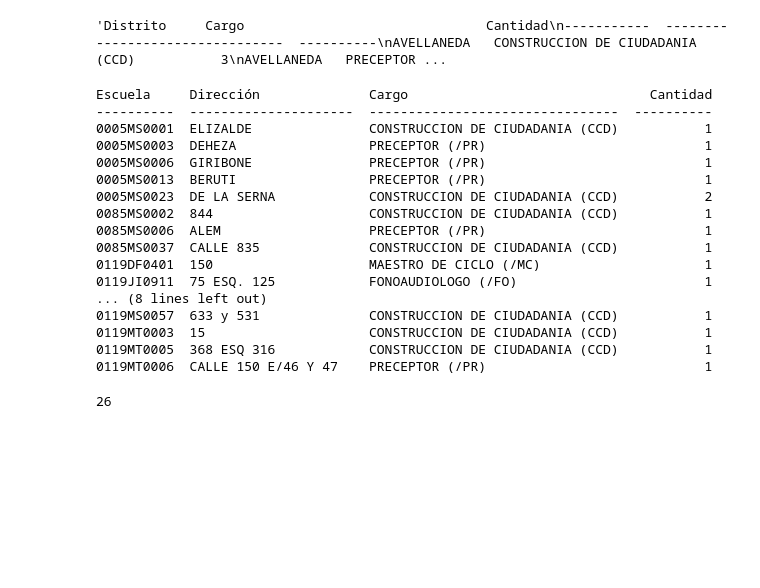
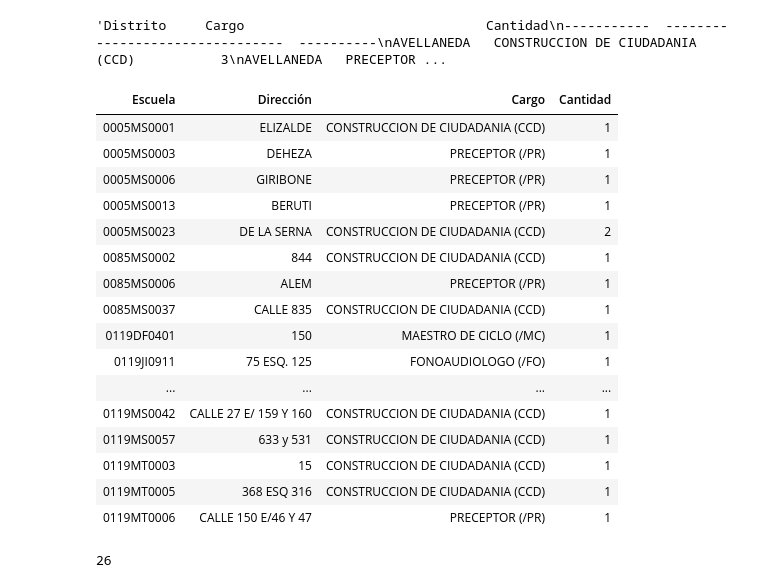
Before and after one commit to atm44/ABC_reporte, a Jupyter notebook: explore_data.ipynb, the cells around one changed output. Drawn from its saved outputs; the diff is of its cells as text; code cells hidden in the pictures; blank space fills up the shorter version.

Commit message:
html en minúscula

```diff
--- a/explore_data.ipynb
+++ b/explore_data.ipynb
@@ -87,31 +87,31 @@ ofertas_por_distrito
 # %%
 ofertas_por_escuela = df.groupby(['escuela','domiciliodesempeno','descripcioncargo'])['ige'].nunique().reset_index()
 ofertas_por_escuela.columns = ['Escuela','Dirección','Cargo','Cantidad']
 ofertas_por_escuela = tabulate(
     ofertas_por_escuela,
     headers=ofertas_por_escuela.columns,
-    tablefmt="HTML",
+    tablefmt="html",
     showindex=False,
 )
-print(ofertas_por_escuela)
+ofertas_por_escuela
 # %% [output]
-Escuela     Dirección              Cargo                               Cantidad
-----------  ---------------------  --------------------------------  ----------
-0005MS0001  ELIZALDE               CONSTRUCCION DE CIUDADANIA (CCD)           1
-0005MS0003  DEHEZA                 PRECEPTOR (/PR)                            1
-0005MS0006  GIRIBONE               PRECEPTOR (/PR)                            1
-0005MS0013  BERUTI                 PRECEPTOR (/PR)                            1
-0005MS0023  DE LA SERNA            CONSTRUCCION DE CIUDADANIA (CCD)           2
-0085MS0002  844                    CONSTRUCCION DE CIUDADANIA (CCD)           1
-0085MS0006  ALEM                   PRECEPTOR (/PR)                            1
-0085MS0037  CALLE 835              CONSTRUCCION DE CIUDADANIA (CCD)           1
-0119DF0401  150                    MAESTRO DE CICLO (/MC)                     1
-0119JI0911  75 ESQ. 125            FONOAUDIOLOGO (/FO)                        1
-... (8 lines left out)
-0119MS0057  633 y 531              CONSTRUCCION DE CIUDADANIA (CCD)           1
-0119MT0003  15                     CONSTRUCCION DE CIUDADANIA (CCD)           1
-0119MT0005  368 ESQ 316            CONSTRUCCION DE CIUDADANIA (CCD)           1
-0119MT0006  CALLE 150 E/46 Y 47    PRECEPTOR (/PR)                            1
+| Escuela | Dirección | Cargo | Cantidad |
+| 0005MS0001 | ELIZALDE | CONSTRUCCION DE CIUDADANIA (CCD) | 1 |
+| 0005MS0003 | DEHEZA | PRECEPTOR (/PR) | 1 |
+| 0005MS0006 | GIRIBONE | PRECEPTOR (/PR) | 1 |
+| 0005MS0013 | BERUTI | PRECEPTOR (/PR) | 1 |
+| 0005MS0023 | DE LA SERNA | CONSTRUCCION DE CIUDADANIA (CCD) | 2 |
+| 0085MS0002 | 844 | CONSTRUCCION DE CIUDADANIA (CCD) | 1 |
+| 0085MS0006 | ALEM | PRECEPTOR (/PR) | 1 |
+| 0085MS0037 | CALLE 835 | CONSTRUCCION DE CIUDADANIA (CCD) | 1 |
+| 0119DF0401 | 150 | MAESTRO DE CICLO (/MC) | 1 |
+| 0119JI0911 | 75 ESQ. 125 | FONOAUDIOLOGO (/FO) | 1 |
+| ... | ... | ... | ... |
+| 0119MS0042 | CALLE 27 E/ 159 Y 160 | CONSTRUCCION DE CIUDADANIA (CCD) | 1 |
+| 0119MS0057 | 633 y 531 | CONSTRUCCION DE CIUDADANIA (CCD) | 1 |
+| 0119MT0003 | 15 | CONSTRUCCION DE CIUDADANIA (CCD) | 1 |
+| 0119MT0005 | 368 ESQ 316 | CONSTRUCCION DE CIUDADANIA (CCD) | 1 |
+| 0119MT0006 | CALLE 150 E/46 Y 47 | PRECEPTOR (/PR) | 1 |
 # %%
 cantidad_ofertas = df["ige"].nunique()
 cantidad_ofertas
```
Also changed, not shown: 2 other files.
